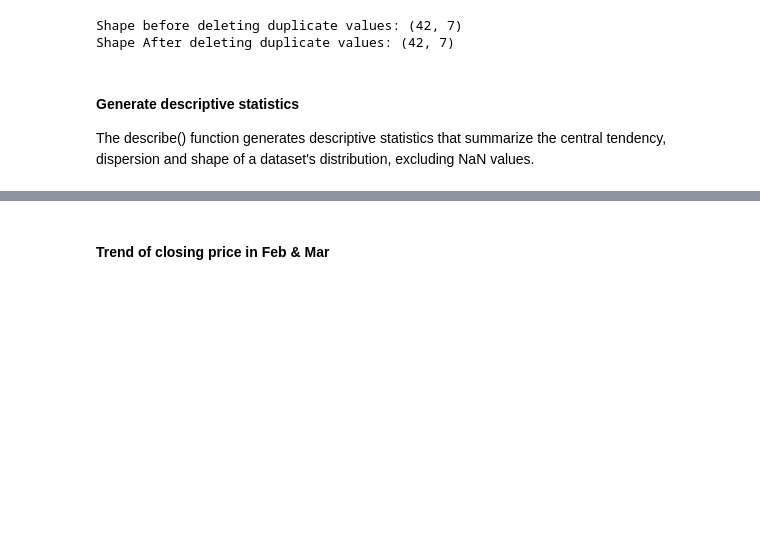
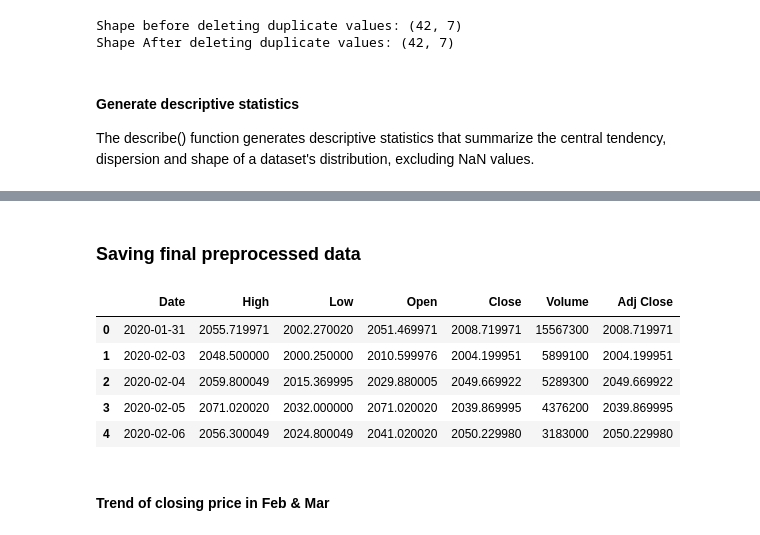
Before and after one commit to dktalaicha/Deliverain-Interview-Test, a Jupyter notebook: Market_Abuse_Detection.ipynb, the cells around one changed output, grey strips where cells are left out. Saved outputs shown, nothing was run; the diff lists cells and outputs as text; code cells hidden in the pictures; blank space fills up the shorter version.

```diff
--- a/Market_Abuse_Detection.ipynb
+++ b/Market_Abuse_Detection.ipynb
@@ -219,0 +242,15 @@ dtype: int64
+# %% [markdown]
+### Saving final preprocessed data
+# %%
+SelectedColumns = ['Date','High', 'Low', 'Open', 'Close', 'Volume', 'Adj Close']
+
+# Selecting final columns
+StockDataClean=stock_data[SelectedColumns]
+StockDataClean.head()
+# %% [output]
+|  | Date | High | Low | Open | Close | Volume | Adj Close |
+| 0 | 2020-01-31 | 2055.719971 | 2002.270020 | 2051.469971 | 2008.719971 | 15567300 | 2008.719971 |
+| 1 | 2020-02-03 | 2048.500000 | 2000.250000 | 2010.599976 | 2004.199951 | 5899100 | 2004.199951 |
+| 2 | 2020-02-04 | 2059.800049 | 2015.369995 | 2029.880005 | 2049.669922 | 5289300 | 2049.669922 |
+| 3 | 2020-02-05 | 2071.020020 | 2032.000000 | 2071.020020 | 2039.869995 | 4376200 | 2039.869995 |
+| 4 | 2020-02-06 | 2056.300049 | 2024.800049 | 2041.020020 | 2050.229980 | 3183000 | 2050.229980 |
```
Also changed, not shown: parts of 55 cells of this notebook, 12 other files.
